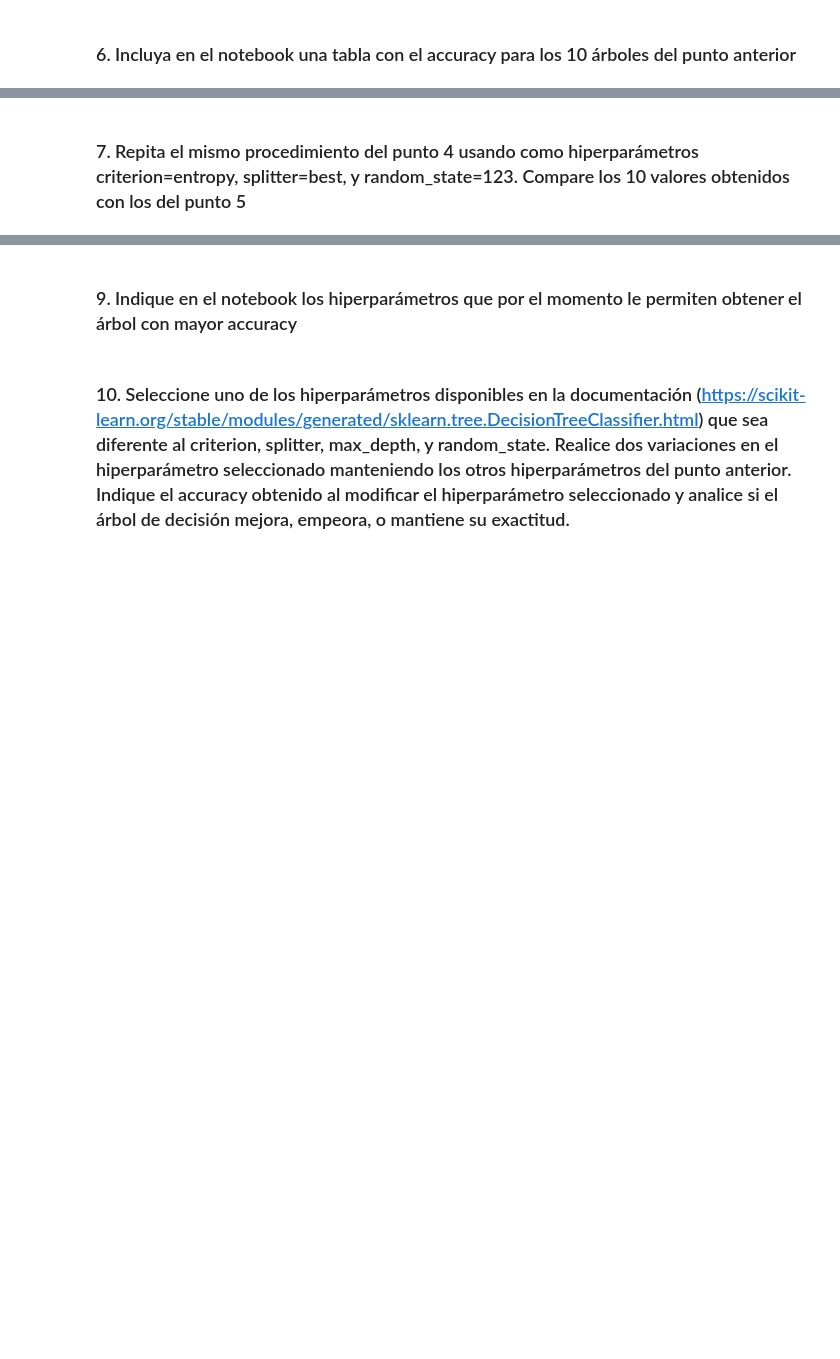
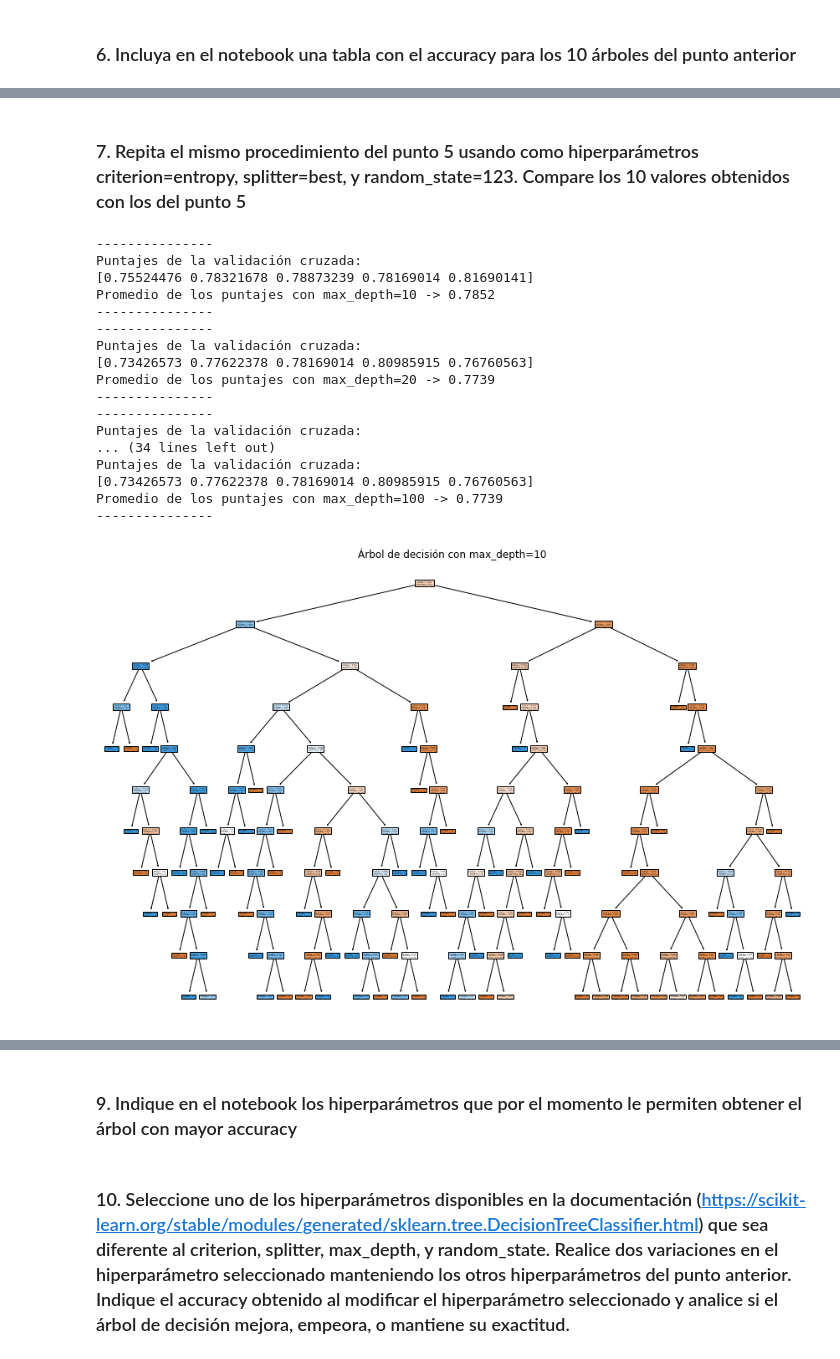
Before and after one commit to MavelSterling/Informe_Inteligencia_Artificial, a Jupyter notebook: notebook_Arboles.ipynb, the cells around one changed output, grey strips where cells are left out. Drawn from its saved outputs; the diff is of its cells as text; code cells hidden in the pictures; blank space fills up the shorter version.

```diff
--- a/notebook_Arboles.ipynb
+++ b/notebook_Arboles.ipynb
@@ -306,2 +412,46 @@ Name: survived, Length: 712, dtype: int64
 # %% [markdown]
-### 7. Repita el mismo procedimiento del punto 4 usando como hiperparámetros criterion=entropy, splitter=best, y random_state=123. Compare los 10 valores obtenidos con los del punto 5
+### 7. Repita el mismo procedimiento del punto 5 usando como hiperparámetros criterion=entropy, splitter=best, y random_state=123. Compare los 10 valores obtenidos con los del punto 5
+# %%
+#----------------------------------------------------------
+#Librerias sklearn.tree y sklearn.model_selection
+#----------------------------------------------------------
+from sklearn import tree
+from sklearn.tree import DecisionTreeClassifier
+from sklearn.model_selection import cross_val_score
+import matplotlib.pyplot as plt
+
+scores_2=[]
+decision_tree_2 = []
+for max_depth in range(10, 110, 10):
+    model_tree_2 = DecisionTreeClassifier(criterion="entropy", splitter="best", max_depth=max_depth, random_state=123)
+    model_tree_2.fit(X_train, y_train)
+    decision_tree_2.append(model_tree_2.score(X_test, y_test))
+    scores_2 = cross_val_score(model_tree_2, X_train, y_train, cv=5,scoring='accuracy')
+    print("---------------")
+    print("Puntajes de la validación cruzada:")
+    print(scores_2)
+    print(f"Promedio de los puntajes con max_depth={max_depth}","->" ,round(scores_2.mean(),4))
+    print("---------------")
+    plt.figure(figsize=(15,10))
+    tree.plot_tree(model_tree_2, filled=True);
+    plt.title(f"Árbol de decisión con max_depth={max_depth}")
+    #tree.export_graphviz(decision_tree=model_tree_2, class_names=True,out_file="Arbol.dot")
+# %% [output]
+---------------
+Puntajes de la validación cruzada:
+[0.75524476 0.78321678 0.78873239 0.78169014 0.81690141]
+Promedio de los puntajes con max_depth=10 -> 0.7852
+---------------
+---------------
+Puntajes de la validación cruzada:
+[0.73426573 0.77622378 0.78169014 0.80985915 0.76760563]
+Promedio de los puntajes con max_depth=20 -> 0.7739
+---------------
+---------------
+Puntajes de la validación cruzada:
+... (34 lines left out)
+Puntajes de la validación cruzada:
+[0.73426573 0.77622378 0.78169014 0.80985915 0.76760563]
+Promedio de los puntajes con max_depth=100 -> 0.7739
+---------------
+[figure, added]
```
Also changed, not shown: parts of 15 cells of this notebook.
